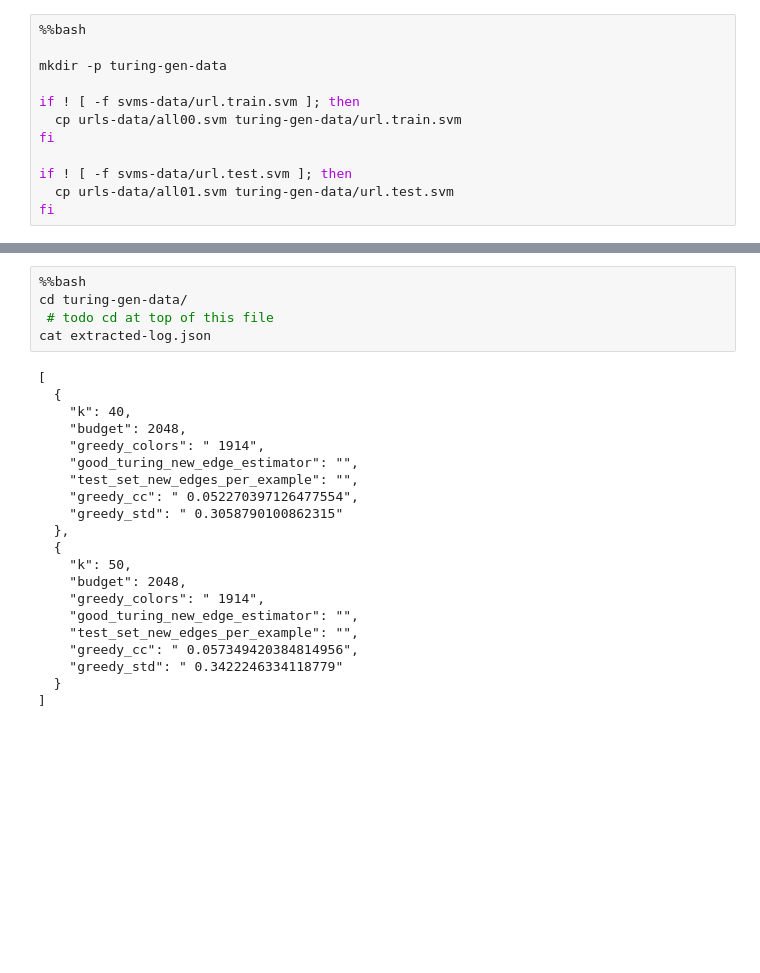
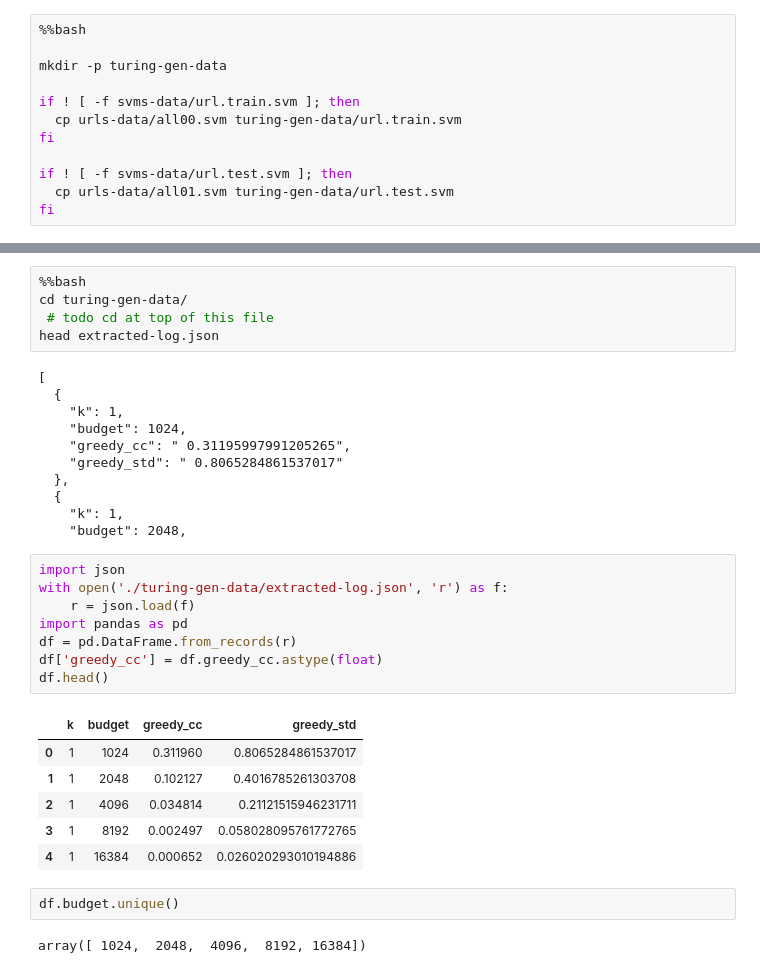
Before and after one commit to sisudata/chromatic-encoding, a Jupyter notebook: turing-gen.ipynb, the cells around one changed output, grey strips where cells are left out. Saved outputs shown, nothing was run; the diff lists cells and outputs as text; blank space fills up the shorter version.

```diff
--- a/turing-gen.ipynb
+++ b/turing-gen.ipynb
@@ -74,25 +83,34 @@ fi | rjson /dev/stdin > extracted-log.json
 %%bash
 cd turing-gen-data/
  # todo cd at top of this file
-cat extracted-log.json
+head extracted-log.json
 # %% [output]
 [
   {
-    "k": 40,
-    "budget": 2048,
-    "greedy_colors": " 1914",
-    "good_turing_new_edge_estimator": "",
-    "test_set_new_edges_per_example": "",
-    "greedy_cc": " 0.052270397126477554",
-    "greedy_std": " 0.3058790100862315"
+    "k": 1,
+    "budget": 1024,
+    "greedy_cc": " 0.31195997991205265",
+    "greedy_std": " 0.8065284861537017"
   },
   {
-    "k": 50,
+    "k": 1,
     "budget": 2048,
-    "greedy_colors": " 1914",
-    "good_turing_new_edge_estimator": "",
-    "test_set_new_edges_per_example": "",
-    "greedy_cc": " 0.057349420384814956",
-    "greedy_std": " 0.3422246334118779"
-  }
-]
+# %%
+import json
+with open('./turing-gen-data/extracted-log.json', 'r') as f:
+    r = json.load(f)
+import pandas as pd
+df = pd.DataFrame.from_records(r)
+df['greedy_cc'] = df.greedy_cc.astype(float)
+df.head()
+# %% [output]
+|  | k | budget | greedy_cc | greedy_std |
+| 0 | 1 | 1024 | 0.311960 | 0.8065284861537017 |
+| 1 | 1 | 2048 | 0.102127 | 0.4016785261303708 |
+| 2 | 1 | 4096 | 0.034814 | 0.21121515946231711 |
+| 3 | 1 | 8192 | 0.002497 | 0.058028095761772765 |
+| 4 | 1 | 16384 | 0.000652 | 0.026020293010194886 |
+# %%
+df.budget.unique()
+# %% [output]
+array([ 1024,  2048,  4096,  8192, 16384])
```
Also changed, not shown: parts of 5 cells of this notebook, 8 other files.
